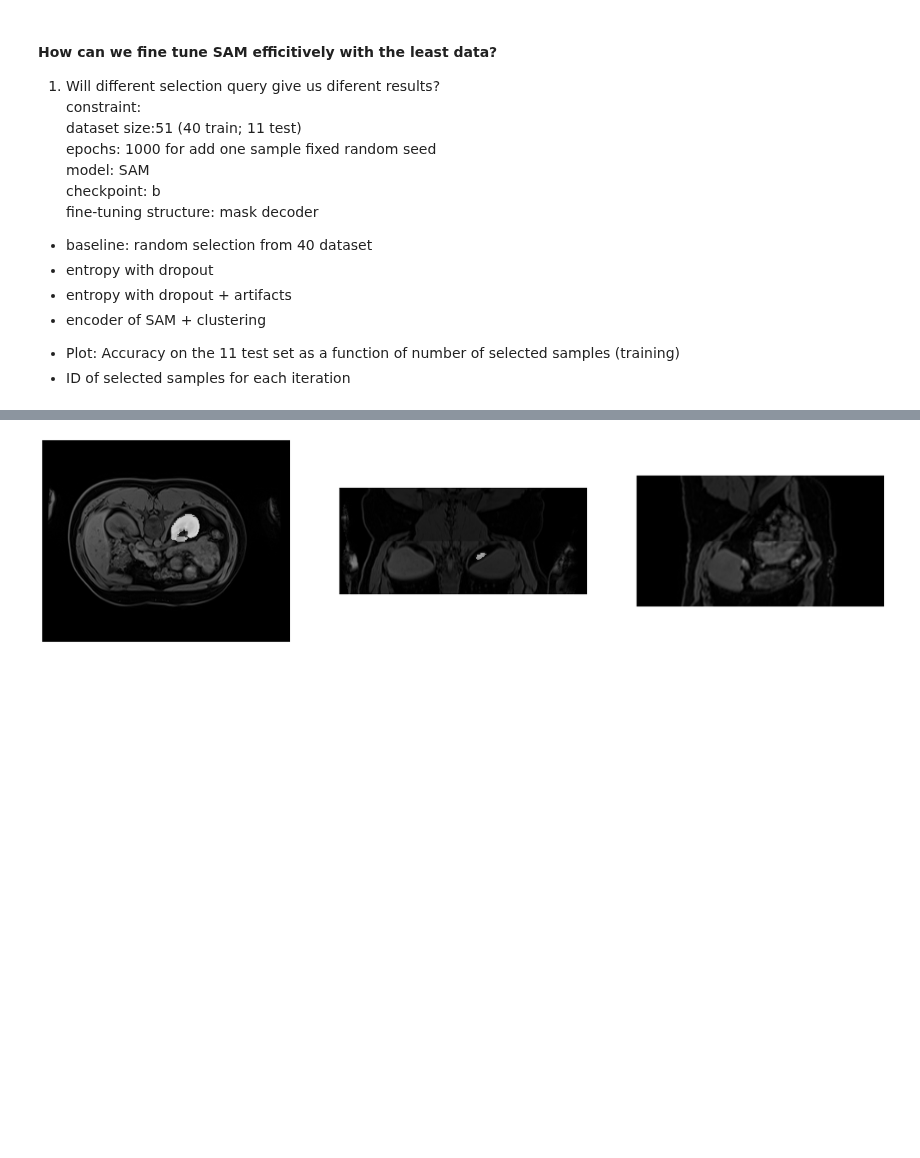
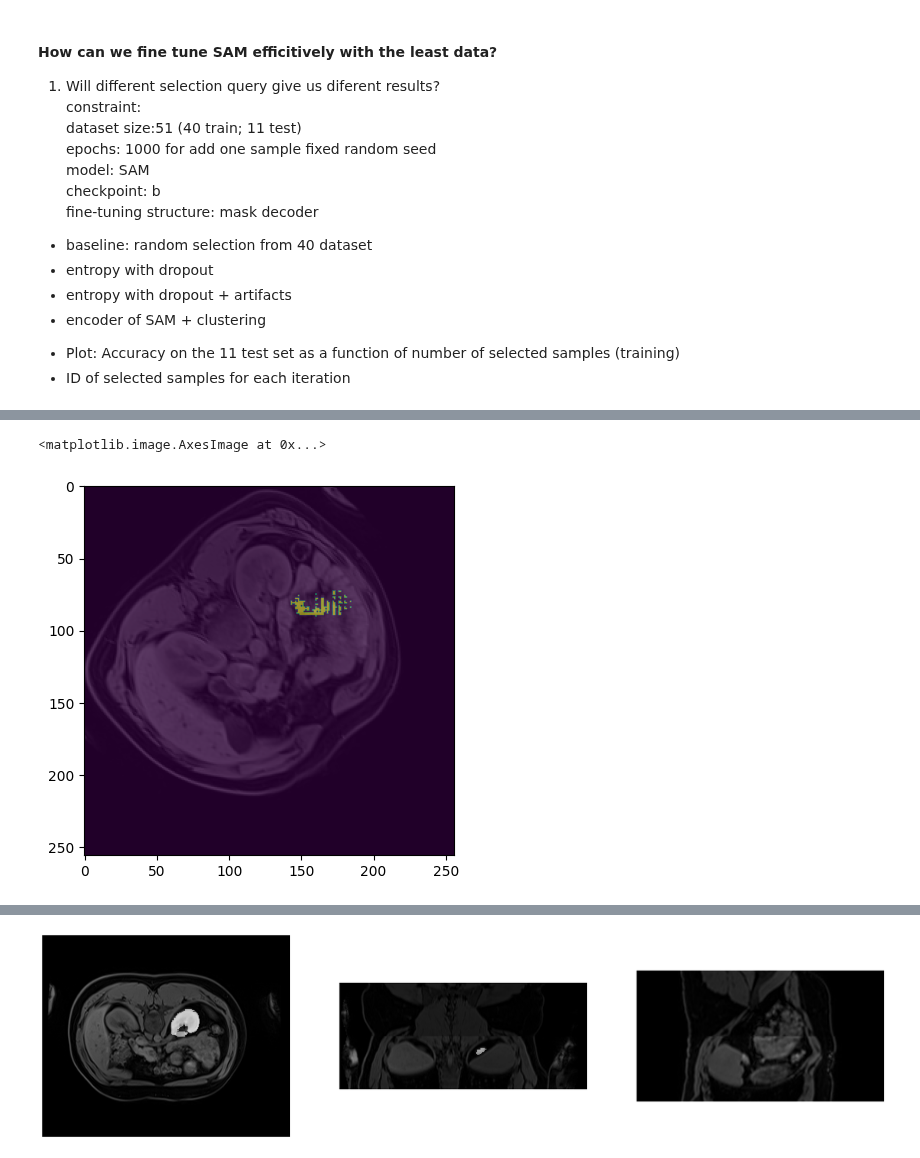
Before and after one commit to yexincheng/ALMRI, a Jupyter notebook: research_questions.ipynb, the cells around one changed output, grey strips where cells are left out. Drawn from its saved outputs; the diff is of its cells as text; code cells hidden in the pictures; blank space fills up the shorter version.

```diff
--- a/research_questions.ipynb
+++ b/research_questions.ipynb
@@ -104,0 +223,18 @@ os.makedirs(save_path_ckp_epoch, exist_ok=True)
+# %%
+sam_lk = sam_model_registry['vit_b'](checkpoint='checkpoints/SAM_MRI_LeftKidney_random/epochs150/SAM_vit_b_40_latest.pth').to(device)
+predictor = SamPredictor(sam_lk)
+transformed_preds = []  # 1m30s
+for img in transformed_img:
+    preds = []
+    for i in range(img.shape[0]):
+        predictor.set_image(img[i])
+        input_box = np.array([0, 0, img[index].shape[0], img[index].shape[1]])
+        masks, _, _ = predictor.predict(
+            point_coords=None,
+            point_labels=None,
+            box=input_box[None, :],
+            multimask_output=False,
+        )
+        preds.append(masks[0])
+    preds = np.array(preds)
+    transformed_preds.append(preds)
@@ -104,0 +280,6 @@ os.makedirs(save_path_ckp_epoch, exist_ok=True)
+# %%
+plt.imshow(transformed_img[0][index])
+plt.imshow(transformed_preds[0][index], alpha=0.5)
+# %% [output]
+<matplotlib.image.AxesImage at 0x...>
+[figure, added]
```
Also changed, not shown: parts of 11 cells of this notebook.
